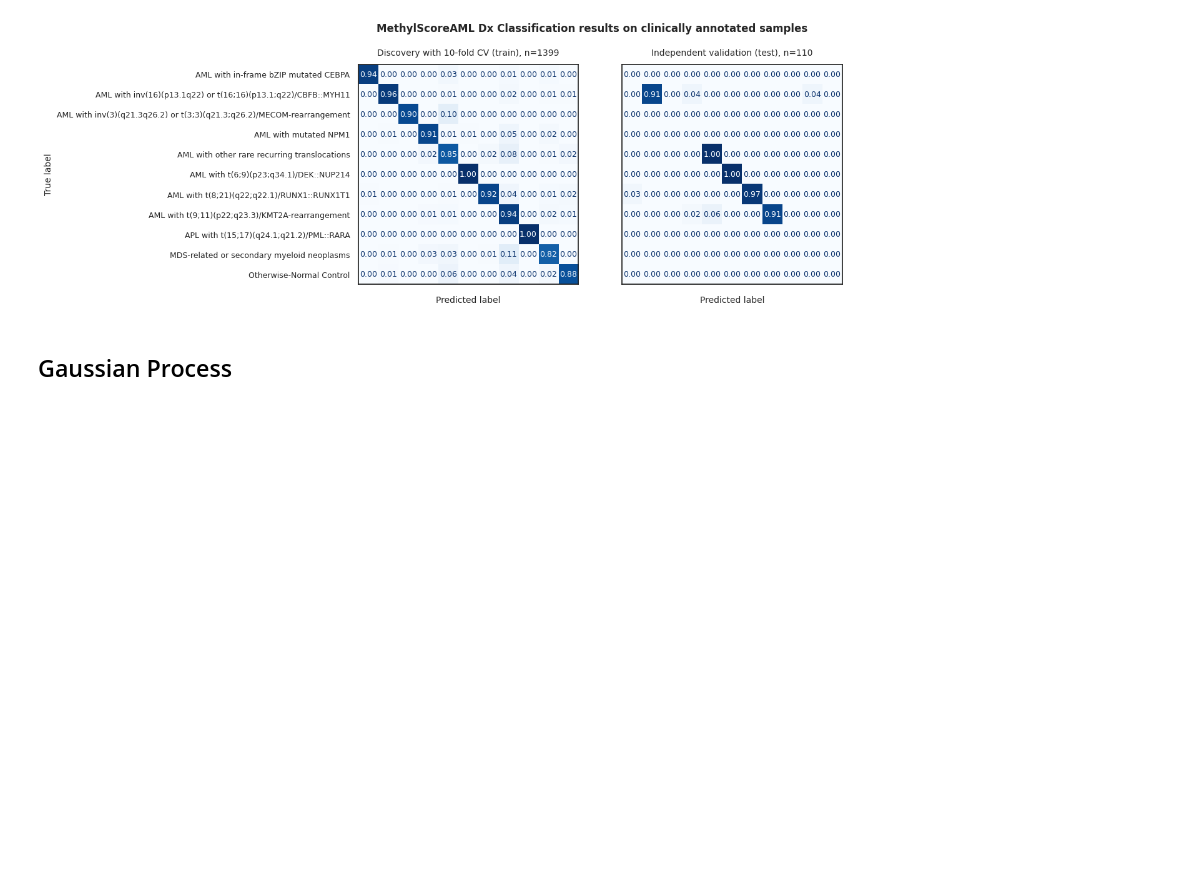
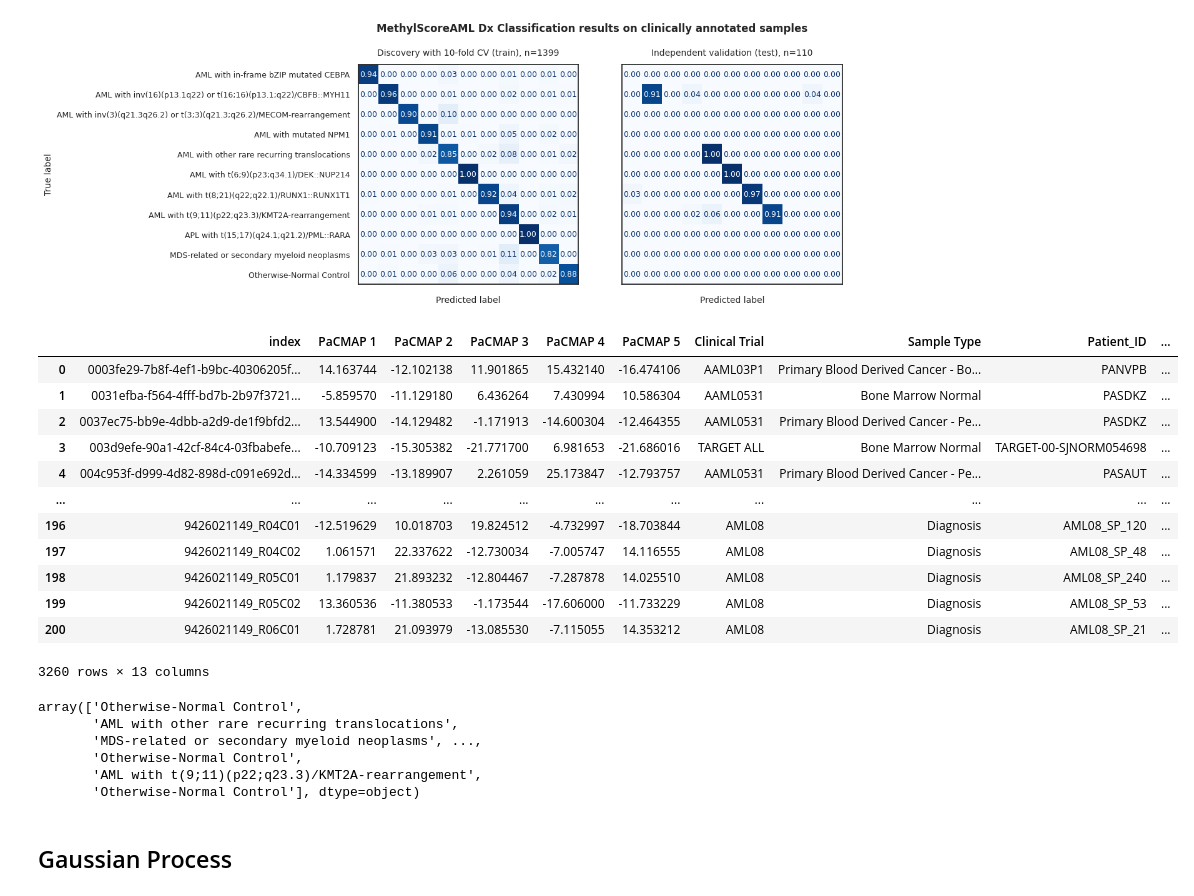
Before and after one commit to f-marchi/ALMA, a Jupyter notebook: 5_Multiclass_AMLsubtype_Classifier_v2.ipynb, the cells around one changed output. Drawn from its saved outputs; the diff is of its cells as text; code cells hidden in the pictures; blank space fills up the shorter version.

```diff
--- a/5_Multiclass_AMLsubtype_Classifier_v2.ipynb
+++ b/5_Multiclass_AMLsubtype_Classifier_v2.ipynb
@@ -109,6 +109,34 @@ Best parameters: {'learning_rate': 0.01, 'n_estimators': 200, 'num_leaves': 100}
 Best cross-validation score: 0.949
 Overall accuracy score with best estimator: 0.936
 [figure]
+# %%
+# Load pacmap output data
+df = pd.read_csv(output_path+'pacmap_output/pacmap_5d_output_acute_leukemia.csv', index_col=0)
+# %%
+df
+# %% [output]
+|  | index | PaCMAP 1 | PaCMAP 2 | PaCMAP 3 | PaCMAP 4 | PaCMAP 5 | Clinical Trial | Sample Type | Patient_ID | ... |
+| 0 | 0003fe29-7b8f-4ef1-b9bc-40306205f... | 14.163744 | -12.102138 | 11.901865 | 15.432140 | -16.474106 | AAML03P1 | Primary Blood Derived Cancer - Bo... | PANVPB | ... |
+| 1 | 0031efba-f564-4fff-bd7b-2b97f3721... | -5.859570 | -11.129180 | 6.436264 | 7.430994 | 10.586304 | AAML0531 | Bone Marrow Normal | PASDKZ | ... |
+| 2 | 0037ec75-bb9e-4dbb-a2d9-de1f9bfd2... | 13.544900 | -14.129482 | -1.171913 | -14.600304 | -12.464355 | AAML0531 | Primary Blood Derived Cancer - Pe... | PASDKZ | ... |
+| 3 | 003d9efe-90a1-42cf-84c4-03fbabefe... | -10.709123 | -15.305382 | -21.771700 | 6.981653 | -21.686016 | TARGET ALL | Bone Marrow Normal | TARGET-00-SJNORM054698 | ... |
+| 4 | 004c953f-d999-4d82-898d-c091e692d... | -14.334599 | -13.189907 | 2.261059 | 25.173847 | -12.793757 | AAML0531 | Primary Blood Derived Cancer - Pe... | PASAUT | ... |
+| ... | ... | ... | ... | ... | ... | ... | ... | ... | ... | ... |
+| 196 | 9426021149_R04C01 | -12.519629 | 10.018703 | 19.824512 | -4.732997 | -18.703844 | AML08 | Diagnosis | AML08_SP_120 | ... |
+| 197 | 9426021149_R04C02 | 1.061571 | 22.337622 | -12.730034 | -7.005747 | 14.116555 | AML08 | Diagnosis | AML08_SP_48 | ... |
+| 198 | 9426021149_R05C01 | 1.179837 | 21.893232 | -12.804467 | -7.287878 | 14.025510 | AML08 | Diagnosis | AML08_SP_240 | ... |
+| 199 | 9426021149_R05C02 | 13.360536 | -11.380533 | -1.173544 | -17.606000 | -11.733229 | AML08 | Diagnosis | AML08_SP_53 | ... |
+| 200 | 9426021149_R06C01 | 1.728781 | 21.093979 | -13.085530 | -7.115055 | 14.353212 | AML08 | Diagnosis | AML08_SP_21 | ... |
+3260 rows × 13 columns
+# %%
+best_model.predict(X_train)
+# %% [output]
+array(['Otherwise-Normal Control',
+       'AML with other rare recurring translocations',
+       'MDS-related or secondary myeloid neoplasms', ...,
+       'Otherwise-Normal Control',
+       'AML with t(9;11)(p22;q23.3)/KMT2A-rearrangement',
+       'Otherwise-Normal Control'], dtype=object)
 # %% [markdown]
 ## Gaussian Process
 # %%
```
